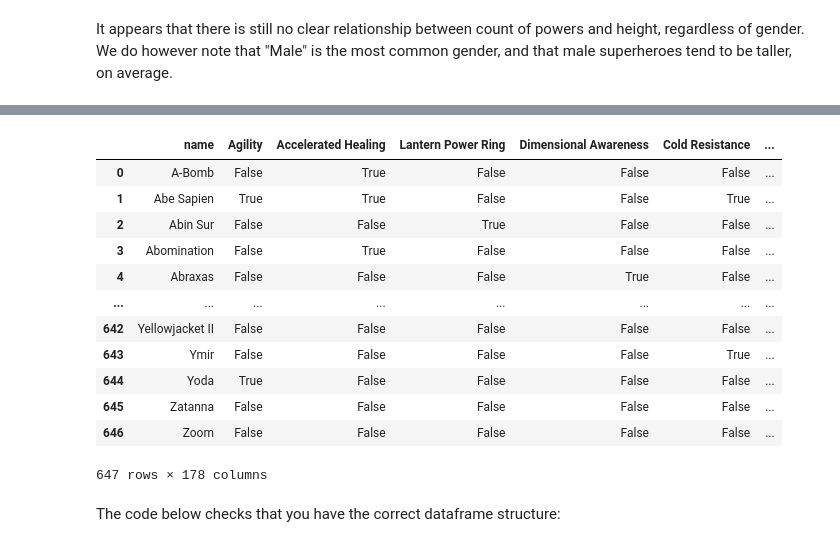
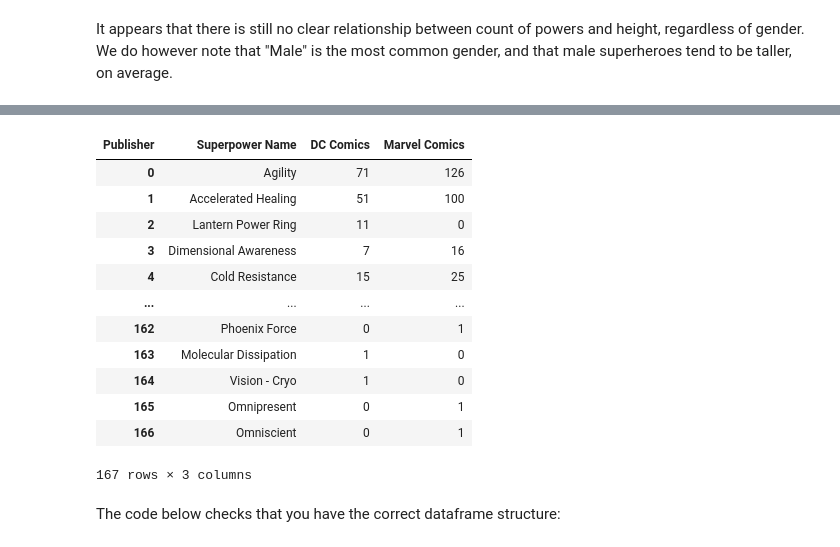
Before and after one commit to taingocbui/dsc-pandas-data-cleaning-lab, a Jupyter notebook: index.ipynb, the cells around one changed output, grey strips where cells are left out. Saved outputs shown, nothing was run; the diff lists cells and outputs as text; code cells hidden in the pictures.

Commit message:
update index file with solutions

```diff
--- a/index.ipynb
+++ b/index.ipynb
@@ -640,23 +646,28 @@ In other words, `question_3_df` should look like this:
 Don't worry if the rows or columns are in a different order, all that matters is that you have the right rows and columns with all the data.
 
 ***Hint:*** refer to the [documentation for `.groupby`](https://pandas.pydata.org/pandas-docs/stable/reference/api/pandas.DataFrame.groupby.html) and treat each publisher as a group.
-# %%
-# Your code here (create more cells as needed)
-heroes_and_powers_df
-# %% [output]
-|  | name | Agility | Accelerated Healing | Lantern Power Ring | Dimensional Awareness | Cold Resistance | ... |
-| 0 | A-Bomb | False | True | False | False | False | ... |
-| 1 | Abe Sapien | True | True | False | False | True | ... |
-| 2 | Abin Sur | False | False | True | False | False | ... |
-| 3 | Abomination | False | True | False | False | False | ... |
-| 4 | Abraxas | False | False | False | True | False | ... |
-| ... | ... | ... | ... | ... | ... | ... | ... |
-| 642 | Yellowjacket II | False | False | False | False | False | ... |
-| 643 | Ymir | False | False | False | False | True | ... |
-| 644 | Yoda | True | False | False | False | False | ... |
-| 645 | Zatanna | False | False | False | False | False | ... |
-| 646 | Zoom | False | False | False | False | False | ... |
-647 rows × 178 columns
+# %%
+# Your code here (create more cells as needed)
+question_3_df = heroes_and_powers_df[list(powers_df.index) + ['Publisher']].groupby('Publisher').sum().T[['DC Comics','Marvel Comics']]
+# question_3_df.reset_index(inplace = True)
+# question_3_df.rename({'index':'Superpower Name'})
+question_3_df.reset_index(inplace = True)
+question_3_df.rename(columns = {'index': 'Superpower Name'}, inplace = True)
+question_3_df
+# %% [output]
+| Publisher | Superpower Name | DC Comics | Marvel Comics |
+| 0 | Agility | 71 | 126 |
+| 1 | Accelerated Healing | 51 | 100 |
+| 2 | Lantern Power Ring | 11 | 0 |
+| 3 | Dimensional Awareness | 7 | 16 |
+| 4 | Cold Resistance | 15 | 25 |
+| ... | ... | ... | ... |
+| 162 | Phoenix Force | 0 | 1 |
+| 163 | Molecular Dissipation | 1 | 0 |
+| 164 | Vision - Cryo | 1 | 0 |
+| 165 | Omnipresent | 0 | 1 |
+| 166 | Omniscient | 0 | 1 |
+167 rows × 3 columns
 # %% [markdown]
 The code below checks that you have the correct dataframe structure:
 # %%
```
Also changed, not shown: parts of 13 cells of this notebook.
